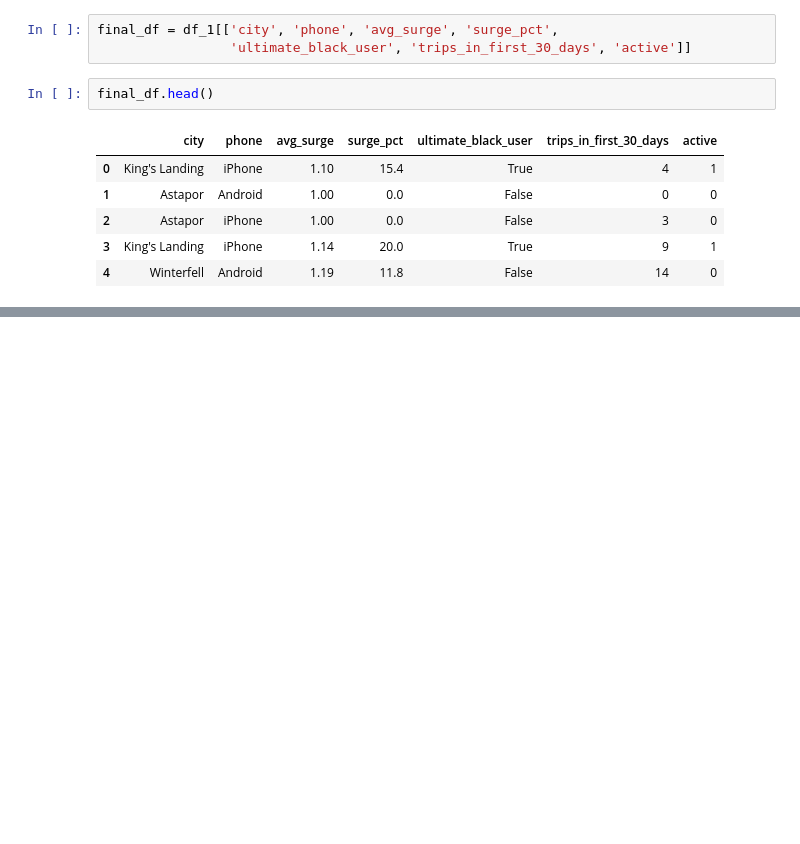
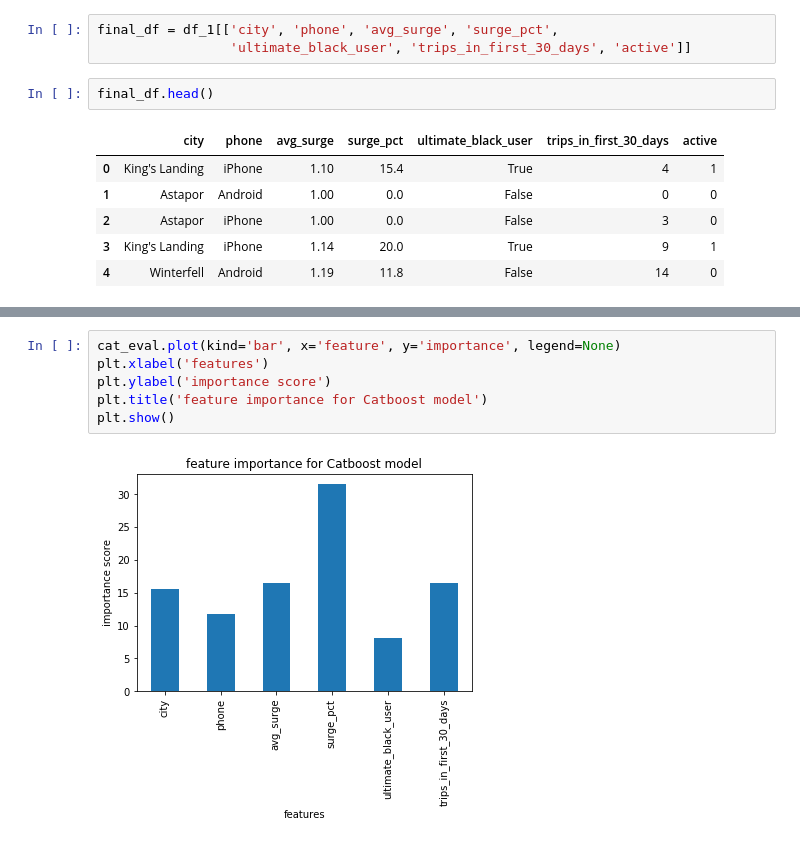
Before and after one commit to sittingman/takehome_proj, a Jupyter notebook: ultimate_challenge/part_3.ipynb, the cells around one changed output, grey strips where cells are left out. Drawn from its saved outputs; the diff is of its cells as text; blank space fills up the shorter version.

```diff
--- a/ultimate_challenge/part_3.ipynb
+++ b/ultimate_challenge/part_3.ipynb
@@ -370,0 +438,8 @@ Catboost has the best performance in this analysis. Catboost is particular good
+# %%
+cat_eval.plot(kind='bar', x='feature', y='importance', legend=None)
+plt.xlabel('features')
+plt.ylabel('importance score')
+plt.title('feature importance for Catboost model')
+plt.show()
+# %% [output]
+[figure, added]
```
Also changed, not shown: parts of 52 cells of this notebook.
